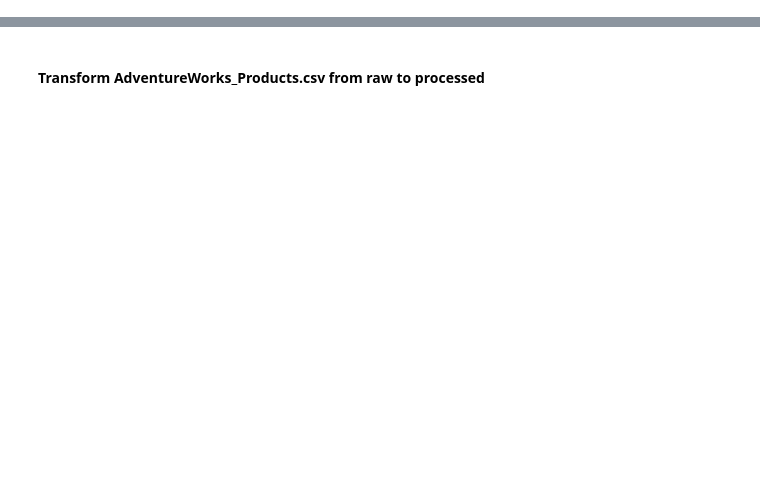
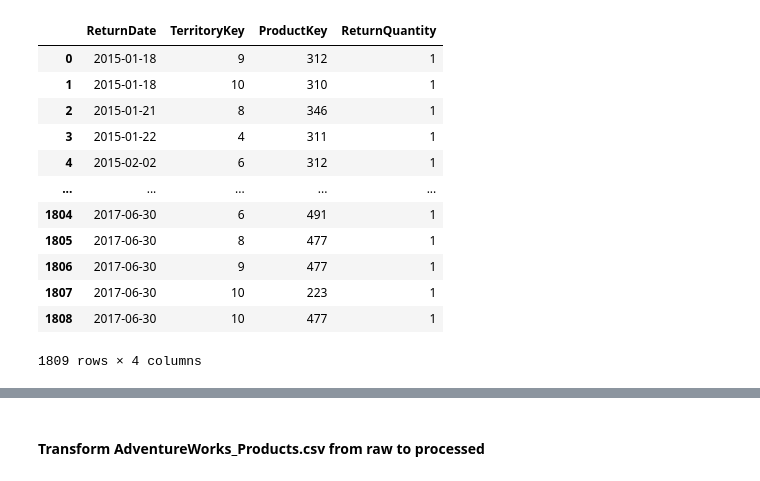
Before and after one commit to MeetPatel89/adventure_works_analysis, a Jupyter notebook: notebook.ipynb, the cells around one changed output, grey strips where cells are left out. Drawn from its saved outputs; the diff is of its cells as text; code cells hidden in the pictures; blank space fills up the shorter version.

```diff
--- a/notebook.ipynb
+++ b/notebook.ipynb
@@ -7,0 +28,16 @@ ROOT_DIR = config.ROOT_DIR
+# %%
+aw_returns_fact
+# %% [output]
+|  | ReturnDate | TerritoryKey | ProductKey | ReturnQuantity |
+| 0 | 2015-01-18 | 9 | 312 | 1 |
+| 1 | 2015-01-18 | 10 | 310 | 1 |
+| 2 | 2015-01-21 | 8 | 346 | 1 |
+| 3 | 2015-01-22 | 4 | 311 | 1 |
+| 4 | 2015-02-02 | 6 | 312 | 1 |
+| ... | ... | ... | ... | ... |
+| 1804 | 2017-06-30 | 6 | 491 | 1 |
+| 1805 | 2017-06-30 | 8 | 477 | 1 |
+| 1806 | 2017-06-30 | 9 | 477 | 1 |
+| 1807 | 2017-06-30 | 10 | 223 | 1 |
+| 1808 | 2017-06-30 | 10 | 477 | 1 |
+1809 rows × 4 columns
```
Also changed, not shown: parts of 11 cells of this notebook, 1 other file.
